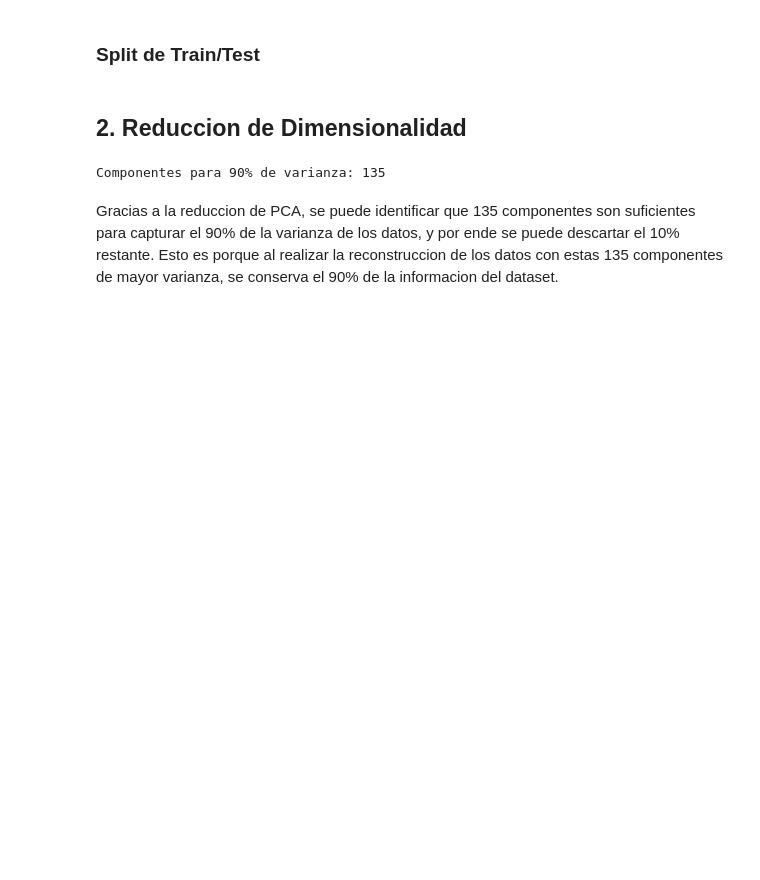
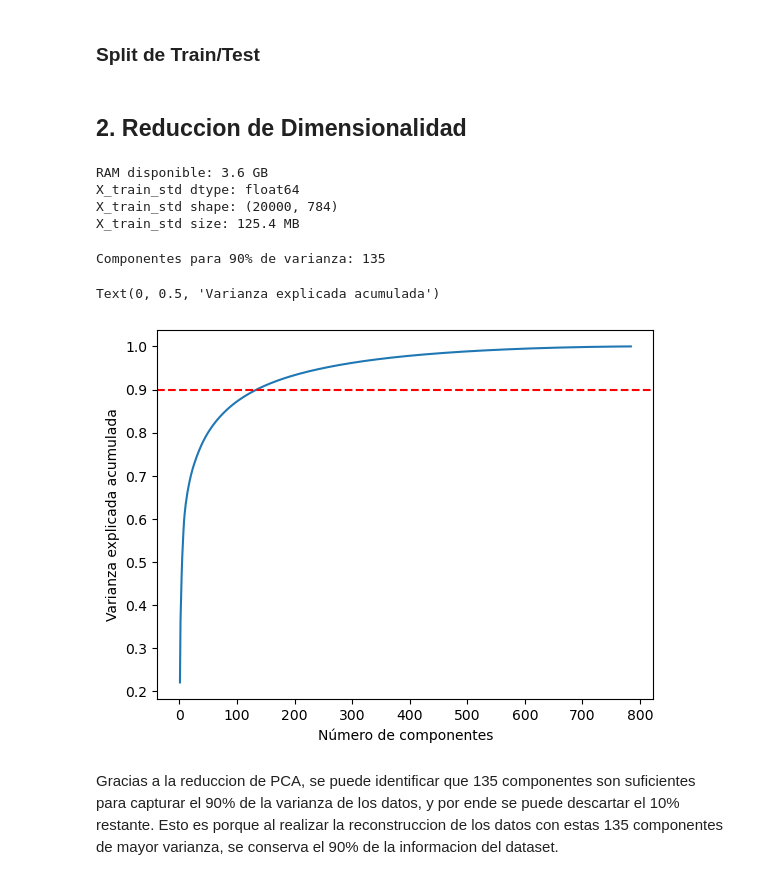
Before and after one commit to sofiyabo/TP4_ML, a Jupyter notebook: Yabo_Sofia_Notebook_TP4.ipynb, the cells around one changed output. Saved outputs shown, nothing was run; the diff lists cells and outputs as text; code cells hidden in the pictures; blank space fills up the shorter version.

```diff
--- a/Yabo_Sofia_Notebook_TP4.ipynb
+++ b/Yabo_Sofia_Notebook_TP4.ipynb
@@ -94,4 +96,26 @@ Tambien algunas clases pueden confundirse entre si por similitudes en los diseno
 X_train, X_test, y_train, y_test = utls.stratified_split(X, y, test_size=0.2)
 # %% [markdown]
 ## 2. Reduccion de Dimensionalidad
+# %%
+# Estandarizar
+X_train_std, X_test_std, med, des = utls.standarization(X_train, X_test)
+import psutil
+ram = psutil.virtual_memory()
+print(f"RAM disponible: {ram.available / 1e9:.1f} GB")
+print(f"X_train_std dtype: {X_train_std.dtype}")
+print(f"X_train_std shape: {X_train_std.shape}")
+print(f"X_train_std size: {X_train_std.nbytes / 1e6:.1f} MB")
+# %% [output]
+RAM disponible: 3.6 GB
+X_train_std dtype: float64
+X_train_std shape: (20000, 784)
+X_train_std size: 125.4 MB
+# %%
+del df, X
+
+X_train_std = X_train_std.astype(np.float32)
+X_test_std  = X_test_std.astype(np.float32)
+
+X_train = X_train.astype(np.float32)
+X_test  = X_test.astype(np.float32)
 # %%
@@ -114,5 +136,13 @@ X_train_pca = pca.pca_transform(X_train_std, eigenvectors_K)
 X_test_pca  = pca.pca_transform(X_test_std,  eigenvectors_K)
 # %% [output]
 Componentes para 90% de varianza: 135
+# %%
+plt.plot(range(1, len(varianza_acumulada)+1), varianza_acumulada)
+plt.axhline(y=0.90, color='r', linestyle='--', label='90%')
+plt.xlabel('Número de componentes')
+plt.ylabel('Varianza explicada acumulada')
+# %% [output]
+Text(0, 0.5, 'Varianza explicada acumulada')
+[figure, added]
 # %% [markdown]
 Gracias a la reduccion de PCA, se puede identificar que 135 componentes son suficientes para capturar el 90% de la varianza de los datos, y por ende se puede descartar el 10% restante. Esto es porque al realizar la reconstruccion de los datos con estas 135 componentes de mayor varianza, se conserva el 90% de la informacion del dataset.
```
Also changed, not shown: parts of 13 cells of this notebook, 4 other files.
